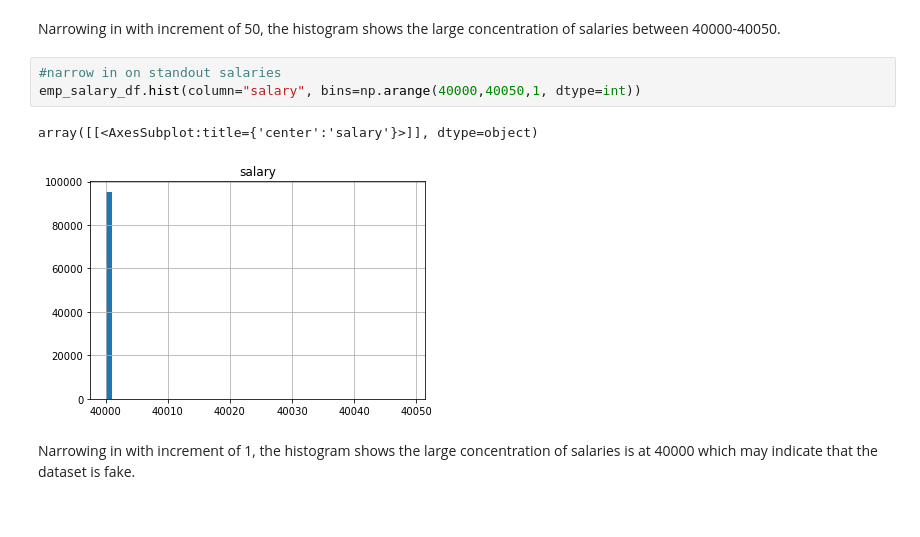
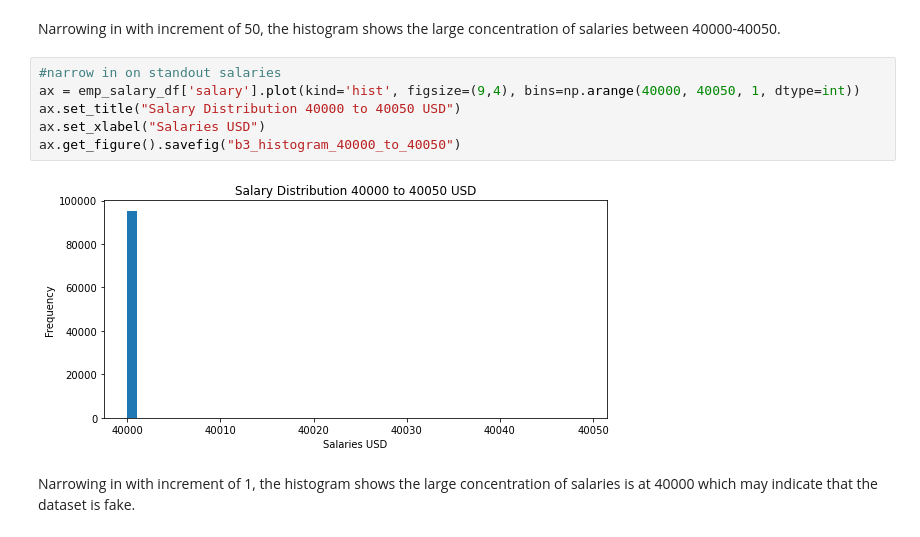
Before and after one commit to sajeanpage/module_9_sql_challenge, a Jupyter notebook: Bonus/StaffDB.ipynb, the cells around one changed output. Saved outputs shown, nothing was run; the diff lists cells and outputs as text.

```diff
--- a/Bonus/StaffDB.ipynb
+++ b/Bonus/StaffDB.ipynb
@@ -43,10 +47,12 @@ array([[<AxesSubplot:title={'center':'salary'}>]], dtype=object)
 Narrowing in with increment of 50, the histogram shows the large concentration of salaries between 40000-40050.
 # %%
 #narrow in on standout salaries
-emp_salary_df.hist(column="salary", bins=np.arange(40000,40050,1, dtype=int))
+ax = emp_salary_df['salary'].plot(kind='hist', figsize=(9,4), bins=np.arange(40000, 40050, 1, dtype=int))
+ax.set_title("Salary Distribution 40000 to 40050 USD")
+ax.set_xlabel("Salaries USD")
+ax.get_figure().savefig("b3_histogram_40000_to_40050")
 # %% [output]
-array([[<AxesSubplot:title={'center':'salary'}>]], dtype=object)
-[figure, old version]
+[figure, new version]
 # %% [markdown]
 Narrowing in with increment of 1, the histogram shows the large concentration of salaries is at 40000 which may indicate that the dataset is fake.
 # %% [markdown]
```
Also changed, not shown: parts of 5 cells of this notebook, 5 other files.
